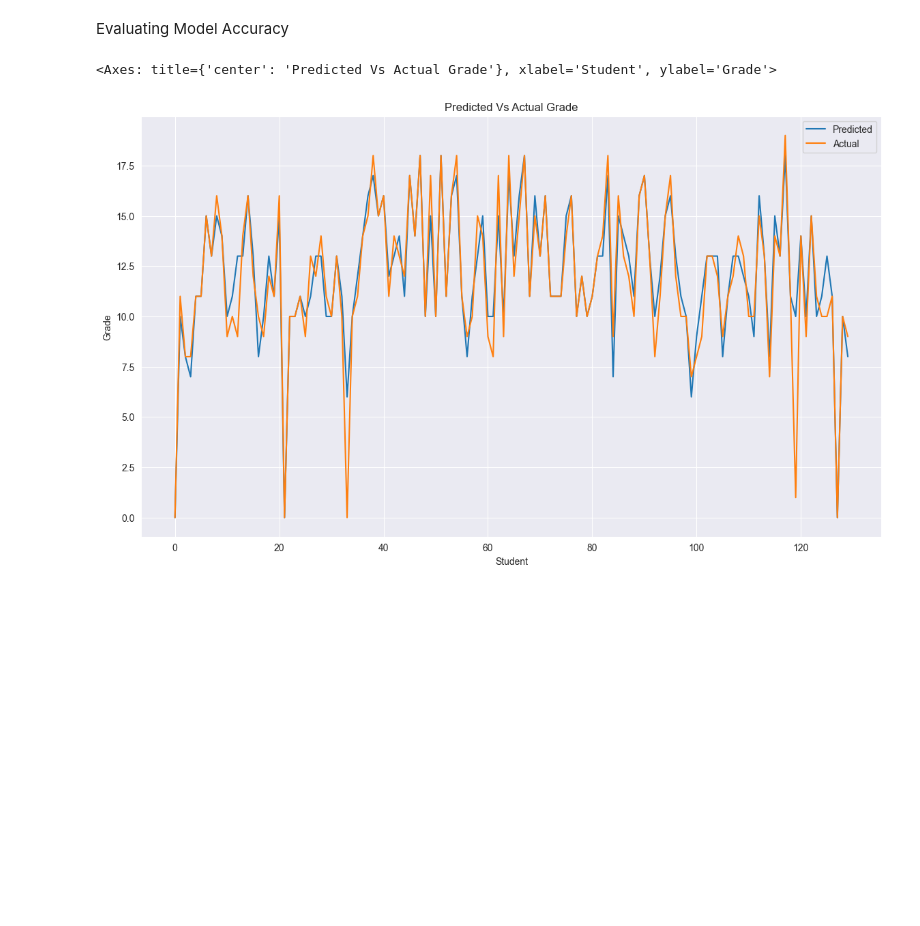
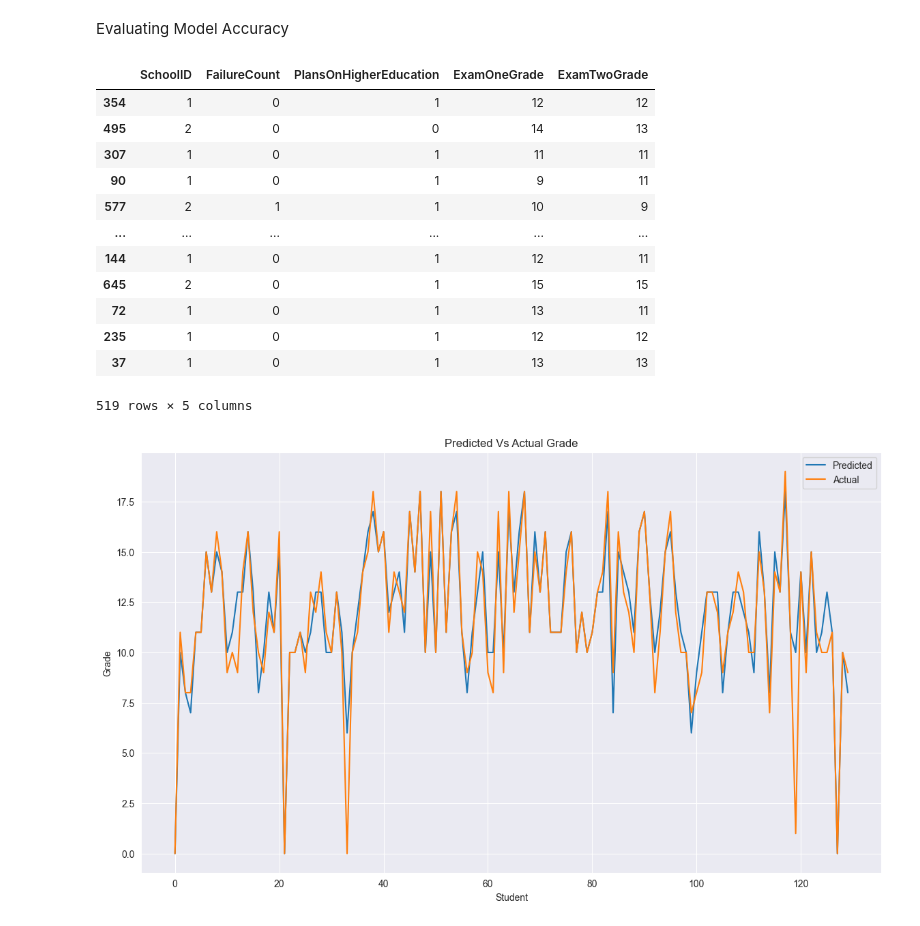
Before and after one commit to Ethan07914/StreamlitStudentDataPlatform, a Jupyter notebook: main.ipynb, the cells around one changed output. Drawn from its saved outputs; the diff is of its cells as text; code cells hidden in the pictures; blank space fills up the shorter version.

```diff
--- a/main.ipynb
+++ b/main.ipynb
@@ -186,23 +185,37 @@ Evaluating Model Accuracy
 # %%
 ExcludeCols = GetLowestCorrelationFields(0.25) #Excluding cols with an absolute correlation less than 0.25
 train_x, test_x, train_y, test_y = SplitData(TransformedData, ExcludeCols)
 GradePredictor = RandomForestRegressor(n_estimators=10, random_state=1) #Using what I found to be the most accurate model parameters
 GradePredictor.fit(train_x, train_y)
 GradePredictions = GradePredictor.predict(test_x)
 RoundedPreds = [] #Empty list ot store the predictions rounded to 0 decimal places as a student cannot achieve a fraction of a grade
 for i in GradePredictions:
     RoundedPreds.append(round(i, 0).item()) #Selects only the value rather than the data type as predictions are given as a numpy array which means it also states the values are of type int64 which is info I don't need
 
 ActualGrades = list(test_y)
 
 ActualVsPredictedDict = {'Student': [n for n in range(len(ActualGrades))], 'Predicted':RoundedPreds, 'Actual':ActualGrades} #list operation iterates through integers up to the length of the list and add them to a list
 ActualVsPredictedDF = pd.DataFrame(ActualVsPredictedDict)
 
 plt.figure(figsize = (14,8))
 plt.ylabel('Grade')
 plt.title('Predicted Vs Actual Grade')
 sns.lineplot(ActualVsPredictedDF, x='Student', y='Predicted', label='Predicted')
 sns.lineplot(ActualVsPredictedDF, x='Student', y='Actual', label='Actual')
+
+train_x
 # %% [output]
+|  | SchoolID | FailureCount | PlansOnHigherEducation | ExamOneGrade | ExamTwoGrade |
+| 354 | 1 | 0 | 1 | 12 | 12 |
+| 495 | 2 | 0 | 0 | 14 | 13 |
+| 307 | 1 | 0 | 1 | 11 | 11 |
+| 90 | 1 | 0 | 1 | 9 | 11 |
+| 577 | 2 | 1 | 1 | 10 | 9 |
+| ... | ... | ... | ... | ... | ... |
+| 144 | 1 | 0 | 1 | 12 | 11 |
+| 645 | 2 | 0 | 1 | 15 | 15 |
+| 72 | 1 | 0 | 1 | 13 | 11 |
+| 235 | 1 | 0 | 1 | 12 | 12 |
+| 37 | 1 | 0 | 1 | 13 | 13 |
-<Axes: title={'center': 'Predicted Vs Actual Grade'}, xlabel='Student', ylabel='Grade'>
+519 rows × 5 columns
 [figure]
```
Also changed, not shown: parts of 1 cell of this notebook, 2 other files.
